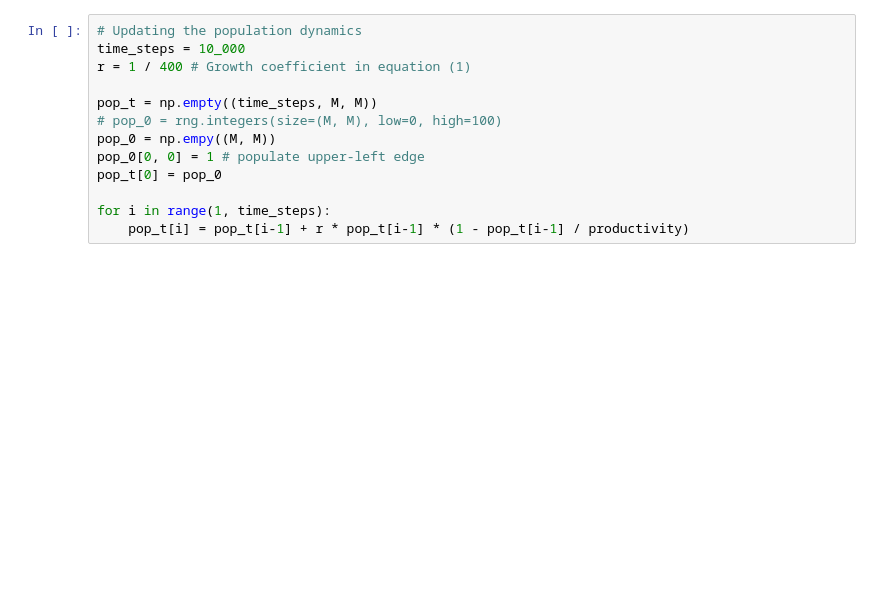
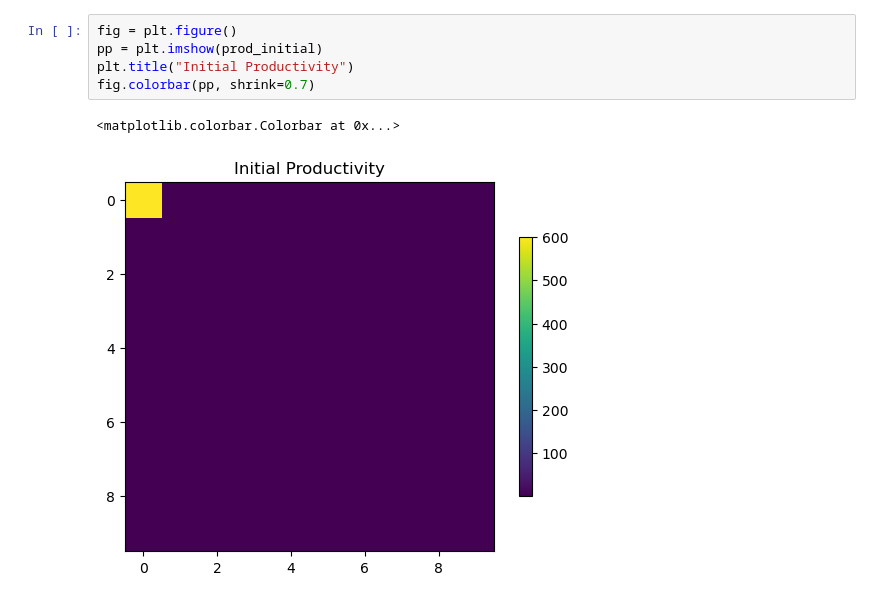
Before and after one commit to LeoKonzett/csh-vienna-abm, a Jupyter notebook: Agent_Dynamics_Playground.ipynb, the cells around one changed output. Cells and saved outputs as stored; diff of their text form; blank space fills up the shorter version.

```diff
--- a/Agent_Dynamics_Playground.ipynb
+++ b/Agent_Dynamics_Playground.ipynb
@@ -71,13 +95,8 @@ fig.colorbar(plot, shrink=0.7)
-# %%
-# Updating the population dynamics
-time_steps = 10_000
-r = 1 / 400 # Growth coefficient in equation (1)
-
-pop_t = np.empty((time_steps, M, M))
-# pop_0 = rng.integers(size=(M, M), low=0, high=100)
-pop_0 = np.empy((M, M))
-pop_0[0, 0] = 1 # populate upper-left edge
-pop_t[0] = pop_0
-
-for i in range(1, time_steps):
-    pop_t[i] = pop_t[i-1] + r * pop_t[i-1] * (1 - pop_t[i-1] / productivity)
+# %%
+fig = plt.figure()
+pp = plt.imshow(prod_initial)
+plt.title("Initial Productivity")
+fig.colorbar(pp, shrink=0.7)
+# %% [output]
+<matplotlib.colorbar.Colorbar at 0x...>
+[figure, added]
```
Also changed, not shown: parts of 13 cells of this notebook.
